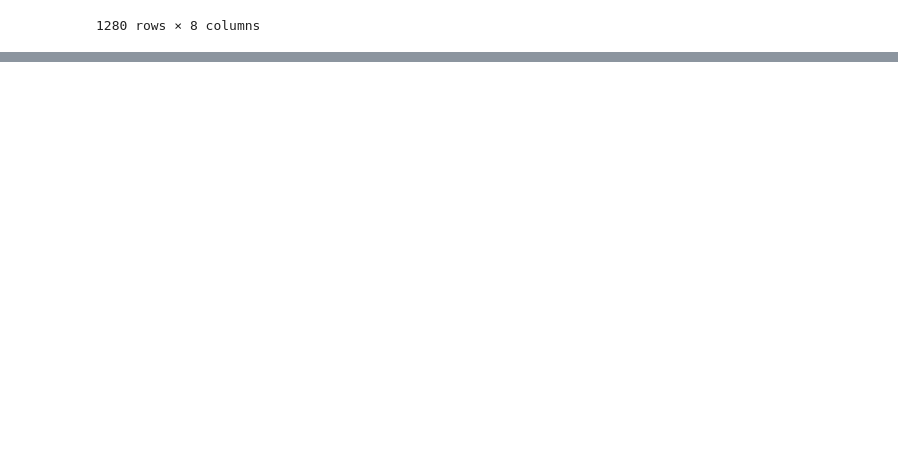
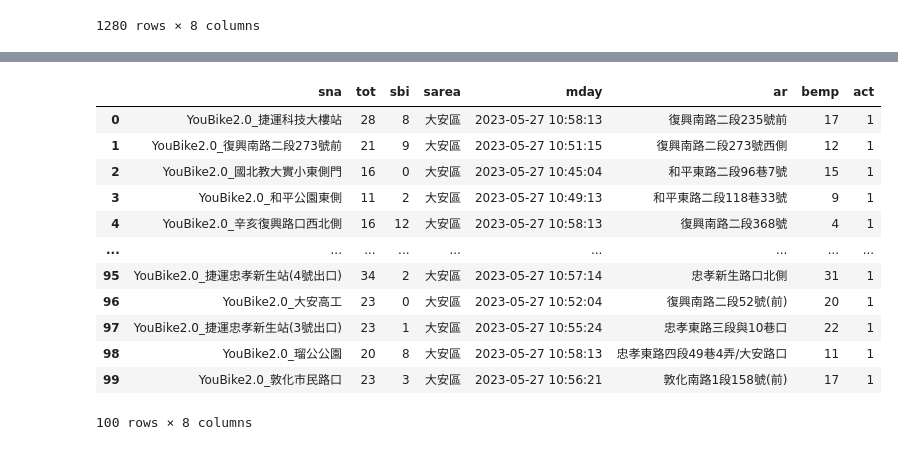
Before and after one commit to AthenaKuo329/python2023, a Jupyter notebook: lesson_0527_1.ipynb, the cells around one changed output, grey strips where cells are left out. Cells and saved outputs as stored; diff of their text form; code cells hidden in the pictures; blank space fills up the shorter version.

```diff
--- a/lesson_0527_1.ipynb
+++ b/lesson_0527_1.ipynb
@@ -164,0 +184,17 @@ dataframe   #bemp:可還
+# %%
+#選取列(slice)
+dataframe[0:100]
+# %% [output]
+|  | sna | tot | sbi | sarea | mday | ar | bemp | act |
+| 0 | YouBike2.0_捷運科技大樓站 | 28 | 8 | 大安區 | 2023-05-27 10:58:13 | 復興南路二段235號前 | 17 | 1 |
+| 1 | YouBike2.0_復興南路二段273號前 | 21 | 9 | 大安區 | 2023-05-27 10:51:15 | 復興南路二段273號西側 | 12 | 1 |
+| 2 | YouBike2.0_國北教大實小東側門 | 16 | 0 | 大安區 | 2023-05-27 10:45:04 | 和平東路二段96巷7號 | 15 | 1 |
+| 3 | YouBike2.0_和平公園東側 | 11 | 2 | 大安區 | 2023-05-27 10:49:13 | 和平東路二段118巷33號 | 9 | 1 |
+| 4 | YouBike2.0_辛亥復興路口西北側 | 16 | 12 | 大安區 | 2023-05-27 10:58:13 | 復興南路二段368號 | 4 | 1 |
+| ... | ... | ... | ... | ... | ... | ... | ... | ... |
+| 95 | YouBike2.0_捷運忠孝新生站(4號出口) | 34 | 2 | 大安區 | 2023-05-27 10:57:14 | 忠孝新生路口北側 | 31 | 1 |
+| 96 | YouBike2.0_大安高工 | 23 | 0 | 大安區 | 2023-05-27 10:52:04 | 復興南路二段52號(前) | 20 | 1 |
+| 97 | YouBike2.0_捷運忠孝新生站(3號出口) | 23 | 1 | 大安區 | 2023-05-27 10:55:24 | 忠孝東路三段與10巷口 | 22 | 1 |
+| 98 | YouBike2.0_瑠公公園 | 20 | 8 | 大安區 | 2023-05-27 10:58:13 | 忠孝東路四段49巷4弄/大安路口 | 11 | 1 |
+| 99 | YouBike2.0_敦化市民路口 | 23 | 3 | 大安區 | 2023-05-27 10:56:21 | 敦化南路1段158號(前) | 17 | 1 |
+100 rows × 8 columns
```
Also changed, not shown: parts of 3 cells of this notebook.
